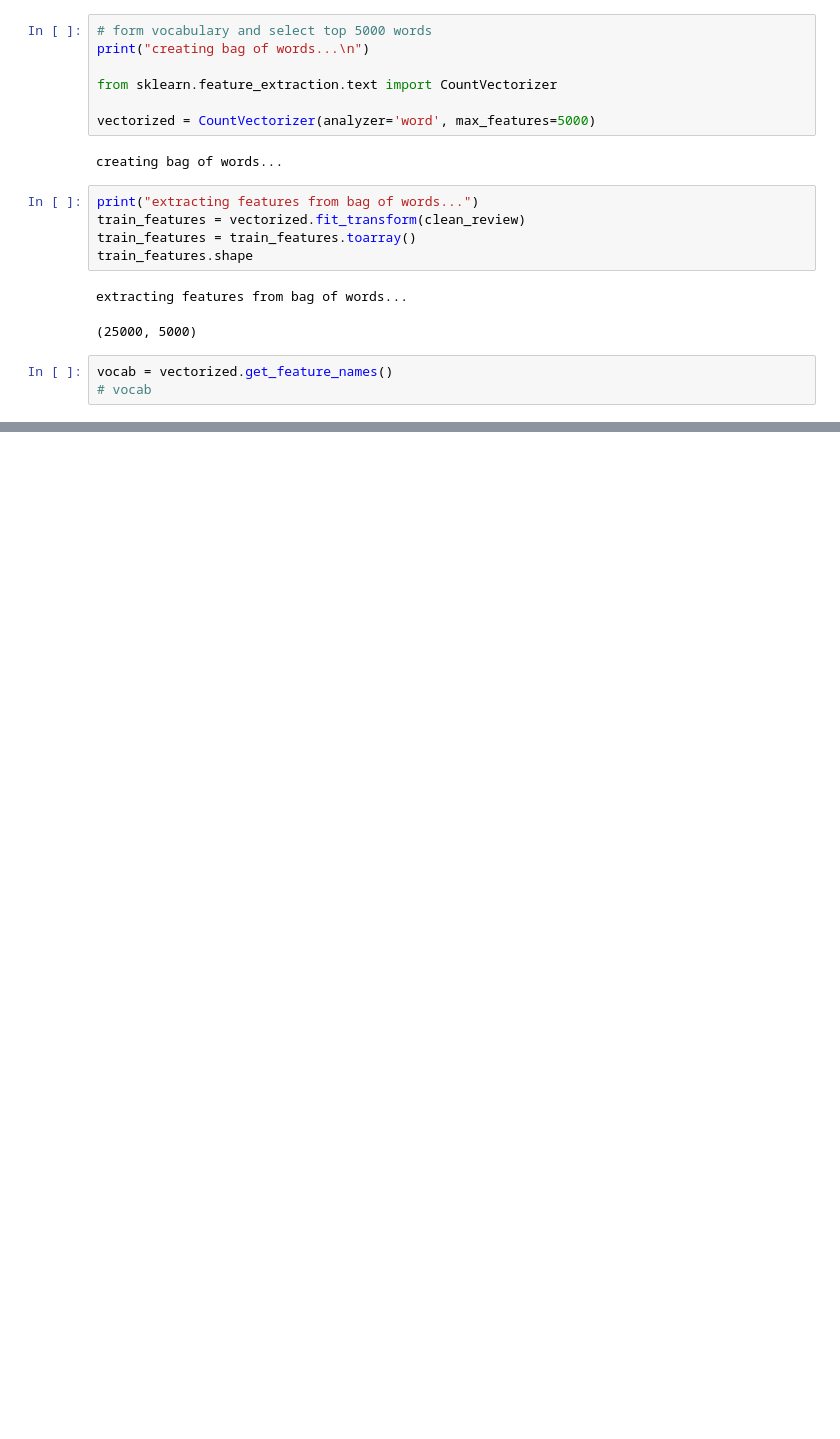
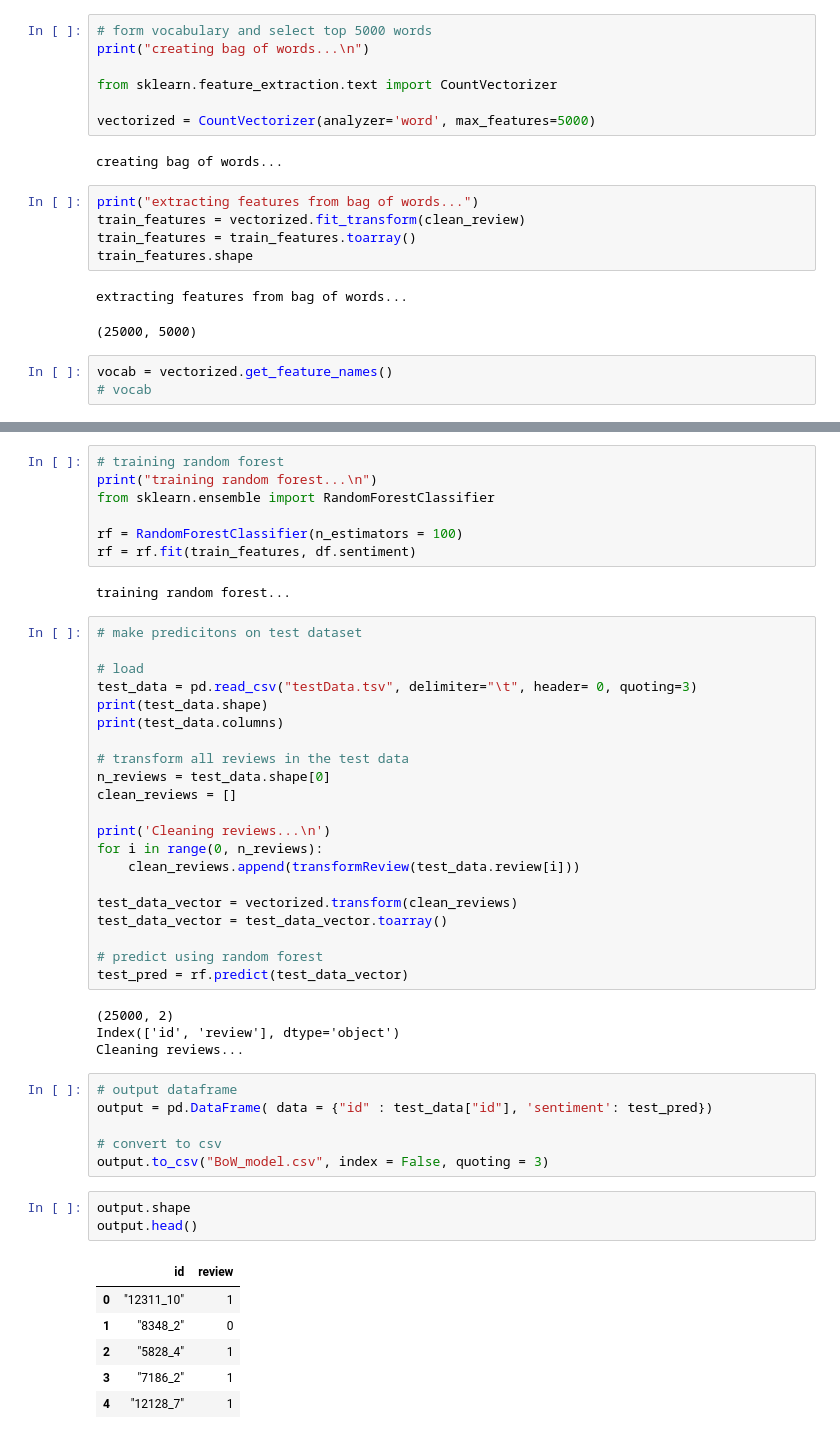
Before and after one commit to ShreyaGupta08/Movie-Reviewer-using-Word2Vec, a Jupyter notebook: Review Classifier.ipynb, the cells around one changed output, grey strips where cells are left out. Saved outputs shown, nothing was run; the diff lists cells and outputs as text; blank space fills up the shorter version.

Commit message:
first model

```diff
--- a/Review Classifier.ipynb
+++ b/Review Classifier.ipynb
@@ -105,0 +126,50 @@ dist.shape
+# %%
+# training random forest
+print("training random forest...\n")
+from sklearn.ensemble import RandomForestClassifier
+
+rf = RandomForestClassifier(n_estimators = 100)
+rf = rf.fit(train_features, df.sentiment)
+# %% [output]
+training random forest...
+# %%
+# make predicitons on test dataset
+
+# load
+test_data = pd.read_csv("testData.tsv", delimiter="\t", header= 0, quoting=3)
+print(test_data.shape)
+print(test_data.columns)
+
+# transform all reviews in the test data
+n_reviews = test_data.shape[0]
+clean_reviews = []
+
+print('Cleaning reviews...\n')
+for i in range(0, n_reviews):
+    clean_reviews.append(transformReview(test_data.review[i]))
+
+test_data_vector = vectorized.transform(clean_reviews)
+test_data_vector = test_data_vector.toarray()
+
+# predict using random forest
+test_pred = rf.predict(test_data_vector)
+# %% [output]
+(25000, 2)
+Index(['id', 'review'], dtype='object')
+Cleaning reviews...
+# %%
+# output dataframe
+output = pd.DataFrame( data = {"id" : test_data["id"], 'sentiment': test_pred})
+
+# convert to csv
+output.to_csv("BoW_model.csv", index = False, quoting = 3)
+# %%
+output.shape
+output.head()
+# %% [output]
+|  | id | review |
+| 0 | "12311_10" | 1 |
+| 1 | "8348_2" | 0 |
+| 2 | "5828_4" | 1 |
+| 3 | "7186_2" | 1 |
+| 4 | "12128_7" | 1 |
```
Also changed, not shown: parts of 4 cells of this notebook, 1 other file.
